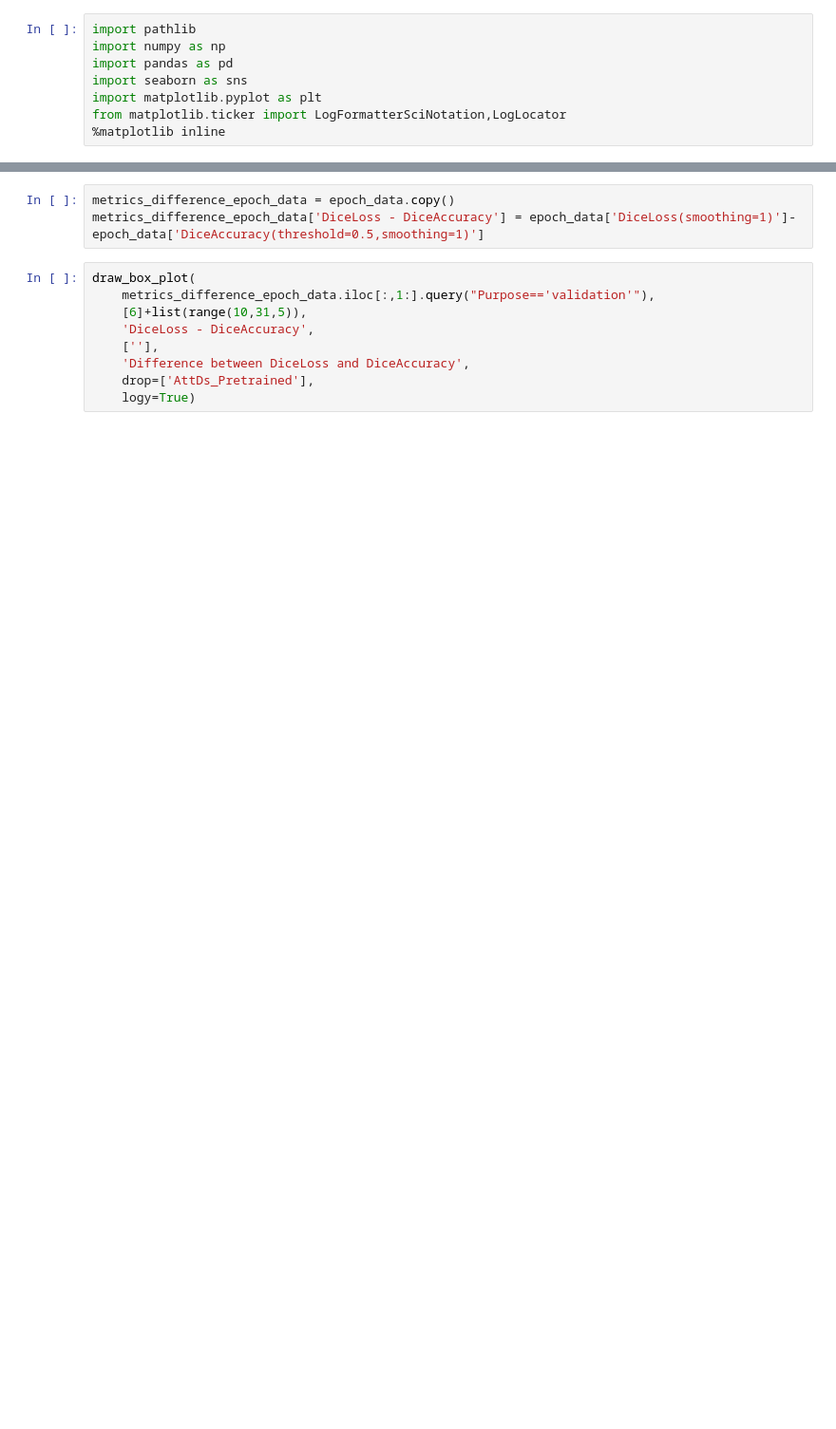
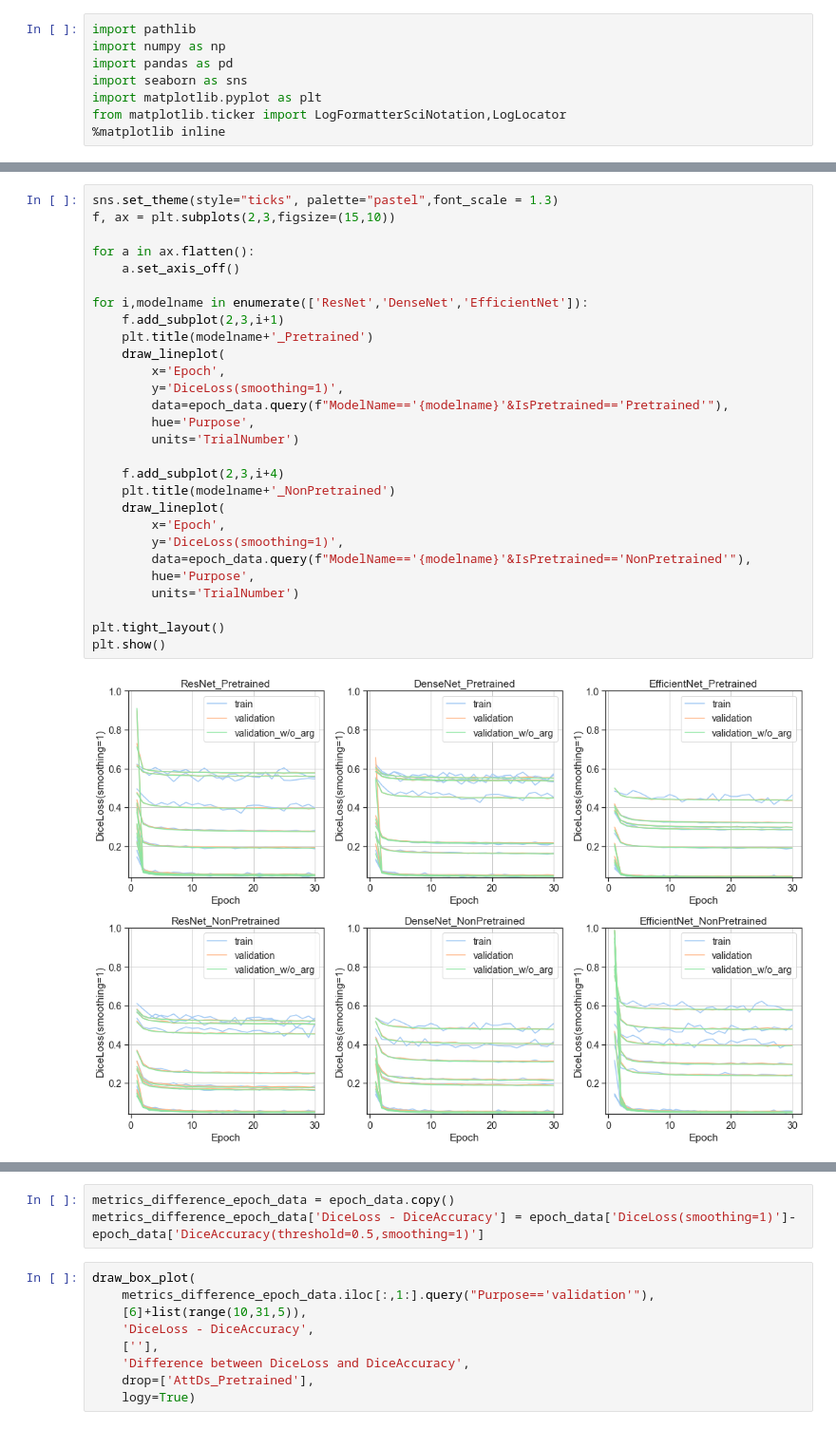
Before and after one commit to you-ming-hu/Cardiac_Catheterization_Project, a Jupyter notebook: pytorch/Results/Losses_and_Metrics/losses_and_metrics_analysis.ipynb, the cells around one changed output, grey strips where cells are left out. Shown at 95% size. Drawn from its saved outputs; the diff is of its cells as text; blank space fills up the shorter version.

```diff
--- a/pytorch/Results/Losses_and_Metrics/losses_and_metrics_analysis.ipynb
+++ b/pytorch/Results/Losses_and_Metrics/losses_and_metrics_analysis.ipynb
@@ -246,3 +212,33 @@ and has lower loss.
+# %%
+sns.set_theme(style="ticks", palette="pastel",font_scale = 1.3)
+f, ax = plt.subplots(2,3,figsize=(15,10))
+
+for a in ax.flatten():
+    a.set_axis_off()
+
+for i,modelname in enumerate(['ResNet','DenseNet','EfficientNet']):
+    f.add_subplot(2,3,i+1)
+    plt.title(modelname+'_Pretrained')
+    draw_lineplot(
+        x='Epoch',
+        y='DiceLoss(smoothing=1)',
+        data=epoch_data.query(f"ModelName=='{modelname}'&IsPretrained=='Pretrained'"),
+        hue='Purpose',
+        units='TrialNumber')
+
+    f.add_subplot(2,3,i+4)
+    plt.title(modelname+'_NonPretrained')
+    draw_lineplot(
+        x='Epoch',
+        y='DiceLoss(smoothing=1)',
+        data=epoch_data.query(f"ModelName=='{modelname}'&IsPretrained=='NonPretrained'"),
+        hue='Purpose',
+        units='TrialNumber')
+
+plt.tight_layout()
+plt.show()
+# %% [output]
+[figure, added]
 # %%
 draw_box_plot(
     epoch_data.iloc[:,1:].query("Purpose=='validation'"),
```
Also changed, not shown: parts of 13 cells of this notebook, 56 other files.
